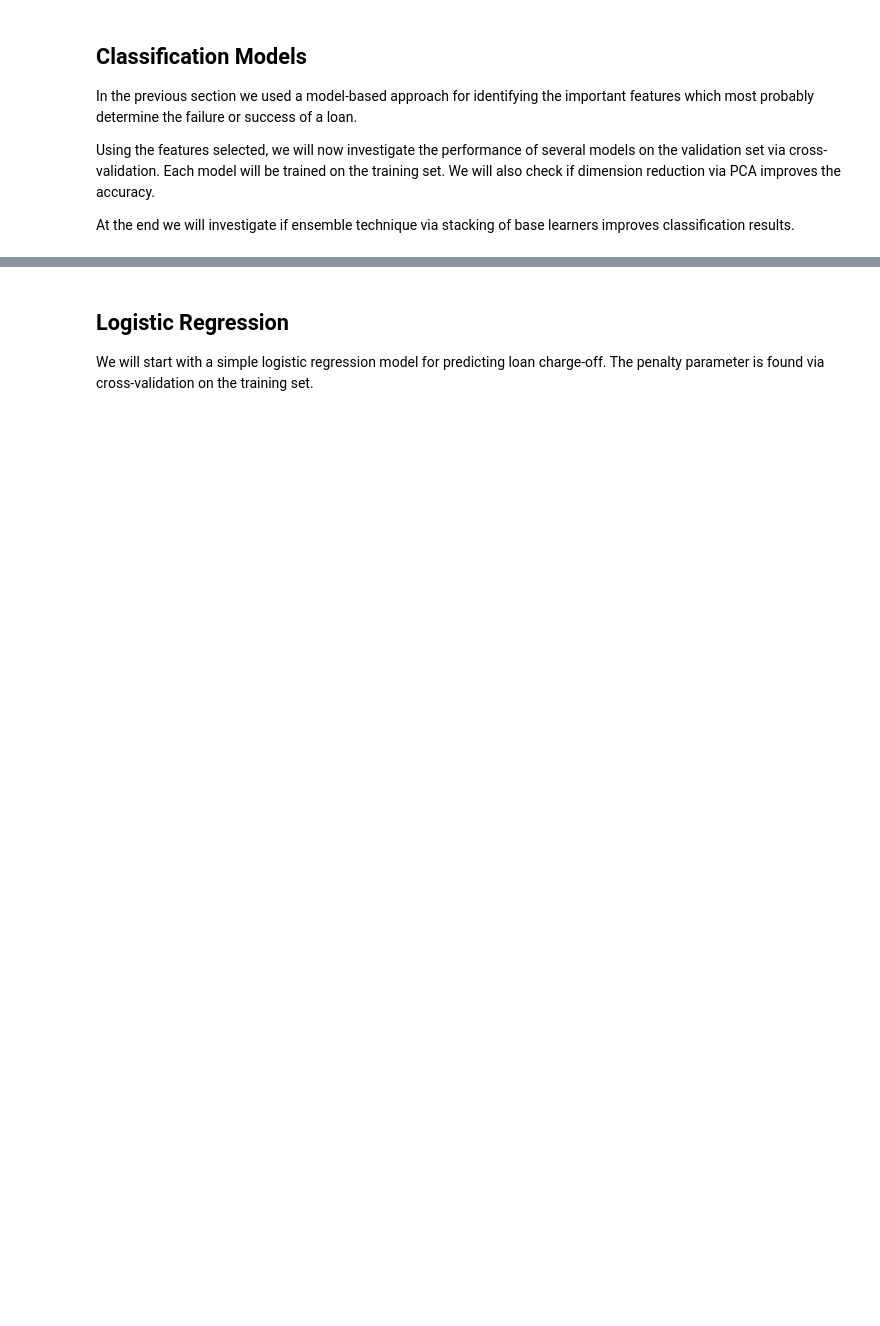
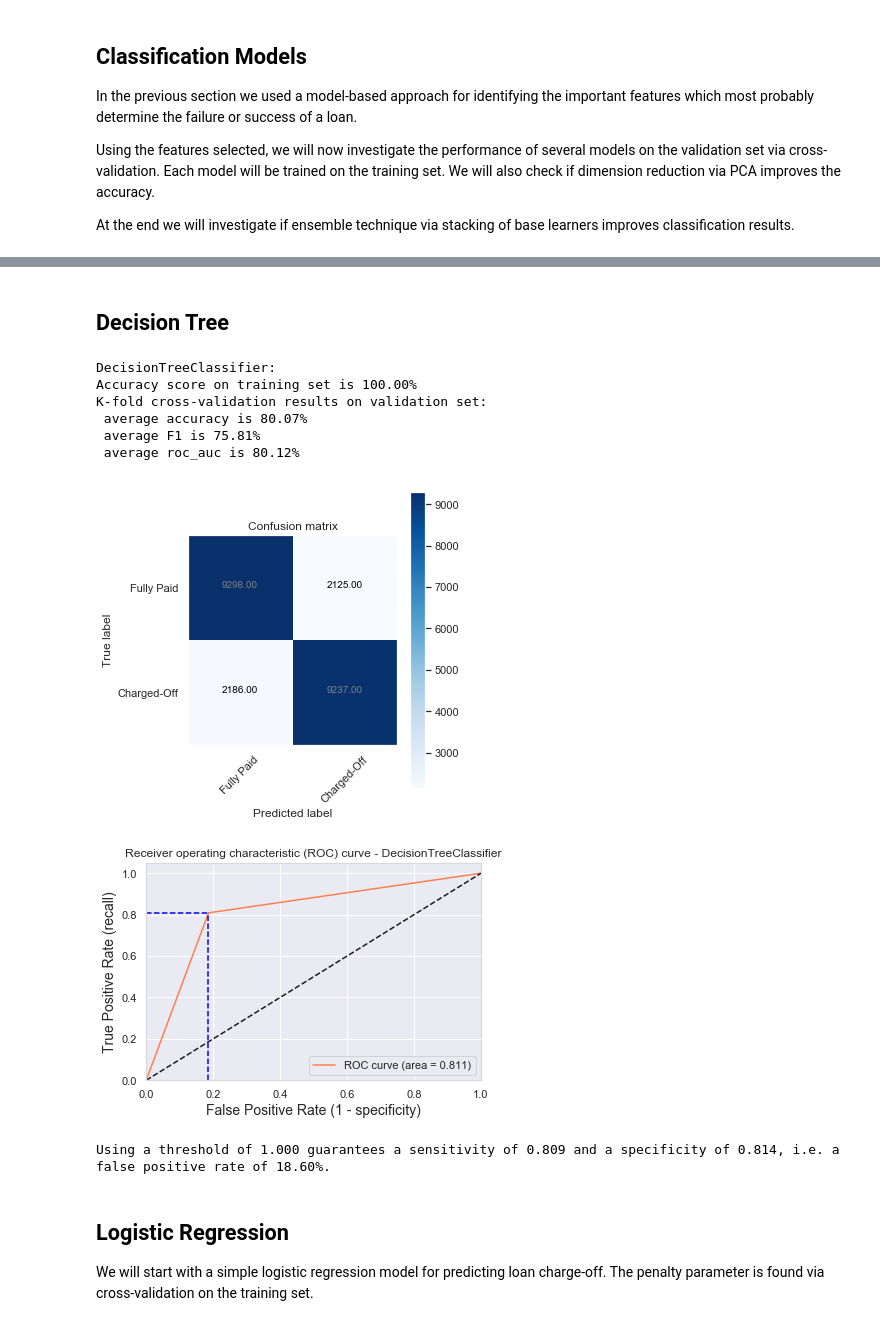
Before and after one commit to michelkana/lendingclub, a Jupyter notebook: notebooks/CS109aLendingClub_Models.ipynb, the cells around one changed output, grey strips where cells are left out. Cells and saved outputs as stored; diff of their text form; code cells hidden in the pictures; blank space fills up the shorter version.

```diff
--- a/notebooks/CS109aLendingClub_Models.ipynb
+++ b/notebooks/CS109aLendingClub_Models.ipynb
@@ -694,14 +728,21 @@ def predict_evaluate_cv(model, X, y):
 # %%
 # function for computing the confusion matrix
-def predict_evaluate_cm(model, X, y):
+def predict_evaluate_cm(model, X, y, threshold=.5):
+    model_name = model.__class__.__name__
     classes = ['Fully Paid', 'Charged-Off']
-    y_true, y_pred = y, model.predict(X)
+    y_true = y
+    if model_name == 'SVC':
+        y_pred_proba = model.decision_function(X)
+    else:
+        y_pred_proba = model.predict_proba(X)[:, 1]
+    df_y_pred_probas[model_name] = y_pred_proba
+    y_pred = adjust_proba(y_pred_proba, threshold)
     cm = confusion_matrix(y_true, y_pred)
-    cm = cm.astype('float') / cm.sum(axis=1)[:, np.newaxis]
+    cm = cm.astype('float')
     np.set_printoptions(precision=2)
     plt.figure(figsize=(5,5))
     plt.imshow(cm, interpolation='nearest', cmap=plt.cm.Blues)
-    plt.title('Normalized confusion matrix')
+    plt.title('Confusion matrix')
     plt.colorbar()
     tick_marks = np.arange(len(classes))
     plt.xticks(tick_marks, classes, rotation=45)
@@ -712,22 +753,27 @@ def predict_evaluate_cm(model, X, y):
     for i, j in itertools.product(range(cm.shape[0]), range(cm.shape[1])):
         plt.text(j, i, format(cm[i, j], fmt),
                  horizontalalignment="center",
-                 color="white" if cm[i, j] > thresh else "black")
+                 color="gray" if cm[i, j] > thresh else "black")
 
     plt.tight_layout()
     plt.ylabel('True label')
     plt.xlabel('Predicted label')
+    plt.grid(False)
+    plt.rcParams["axes.edgecolor"] = "0.85"
     plt.show()
-    #print(classification_report(y,y_pred))
 # %%
 # function for compution the roc plot
-def predict_evaluate_roc(model, X, y):
-    # source https://www.kaggle.com/mnassrib/titanic-logistic-regression-with-python
+def predict_evaluate_roc(model, X, y, threshold=.5):
     y_pred = model.predict(X)
-    y_pred_proba = model.predict_proba(X)[:, 1]
+    model_name = model.__class__.__name__
+    df_y_preds[model_name] = y_pred
+    if model_name == 'SVC':
+        y_pred_proba = model.decision_function(X)
+    else:
+        y_pred_proba = model.predict_proba(X)[:, 1]
     [fpr, tpr, thr] = roc_curve(y, y_pred_proba)
 
-    idx = np.min(np.where(tpr > 0.95))
+    idx = np.min(np.where(tpr > threshold))
     plt.figure()
     plt.plot(fpr, tpr, color='coral', label='ROC curve (area = %0.3f)' % auc(fpr, tpr))
     plt.plot([0, 1], [0, 1], 'k--')
@@ -737,7 +783,7 @@ def predict_evaluate_roc(model, X, y):
     plt.ylim([0.0, 1.05])
     plt.xlabel('False Positive Rate (1 - specificity)', fontsize=14)
     plt.ylabel('True Positive Rate (recall)', fontsize=14)
-    plt.title('Receiver operating characteristic (ROC) curve')
+    plt.title('Receiver operating characteristic (ROC) curve - {}'.format(model_name))
     plt.legend(loc="lower right")
     plt.show()
 
@@ -746,13 +792,30 @@ def predict_evaluate_roc(model, X, y):
           ", i.e. a false positive rate of %.2f%%." % (np.array(fpr[idx])*100))
 # %%
 # global function for fitting, cross-validating and evaluating a given classifier
-def fit_predict_evaluate(model, Xtrain, ytrain, Xval, yval):
+def fit_predict_evaluate(model, Xtrain, ytrain, Xval, yval, df_cv_scores):
     model.fit(Xtrain, ytrain)
     print(model.__class__.__name__+":")
-    print('Accuracy, Training Set: {0:0.2%}'.format(model.score(Xtrain, ytrain)))
-    predict_evaluate_cv(model, Xval, yval)
+    print('Accuracy score on training set is {0:0.2%}'.format(model.score(Xtrain, ytrain)))
+    predict_evaluate_cv(model, Xval, yval, df_cv_scores)
     predict_evaluate_cm(model, Xval, yval)
     predict_evaluate_roc(model, Xval, yval)
+    return model
+# %% [markdown]
+## Decision Tree
+# %%
+dt_model = DecisionTreeClassifier(max_depth = None)
+# %%
+dt_model = fit_predict_evaluate(dt_model, X_train, y_train, X_val, y_val, df_cv_scores)
+# %% [output]
+DecisionTreeClassifier:
+Accuracy score on training set is 100.00%
+K-fold cross-validation results on validation set:
+ average accuracy is 80.07%
+ average F1 is 75.81%
+ average roc_auc is 80.12%
+[figure, added]
+[figure, added]
+Using a threshold of 1.000 guarantees a sensitivity of 0.809 and a specificity of 0.814, i.e. a false positive rate of 18.60%.
 # %% [markdown]
 ## Logistic Regression
 
```
Also changed, not shown: parts of 204 cells of this notebook, 45 other files.
